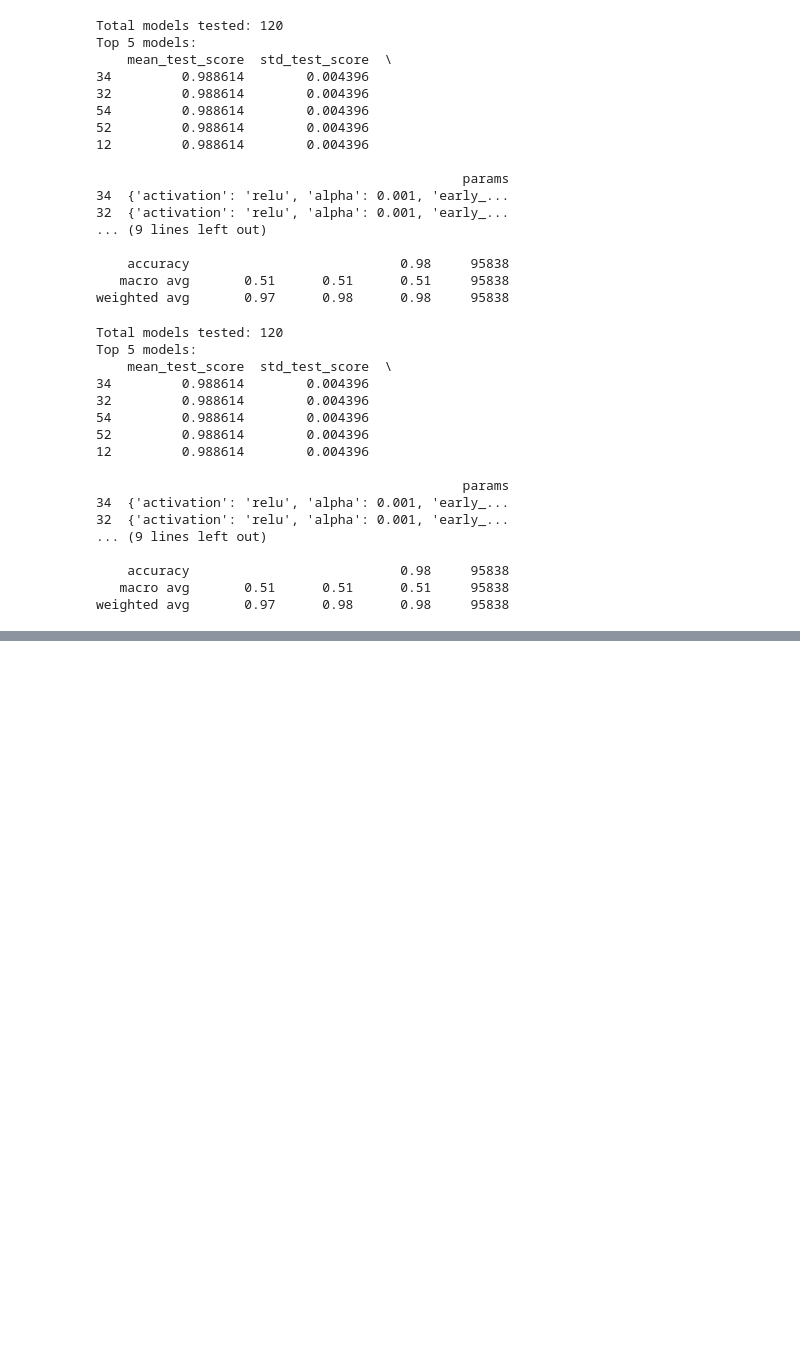
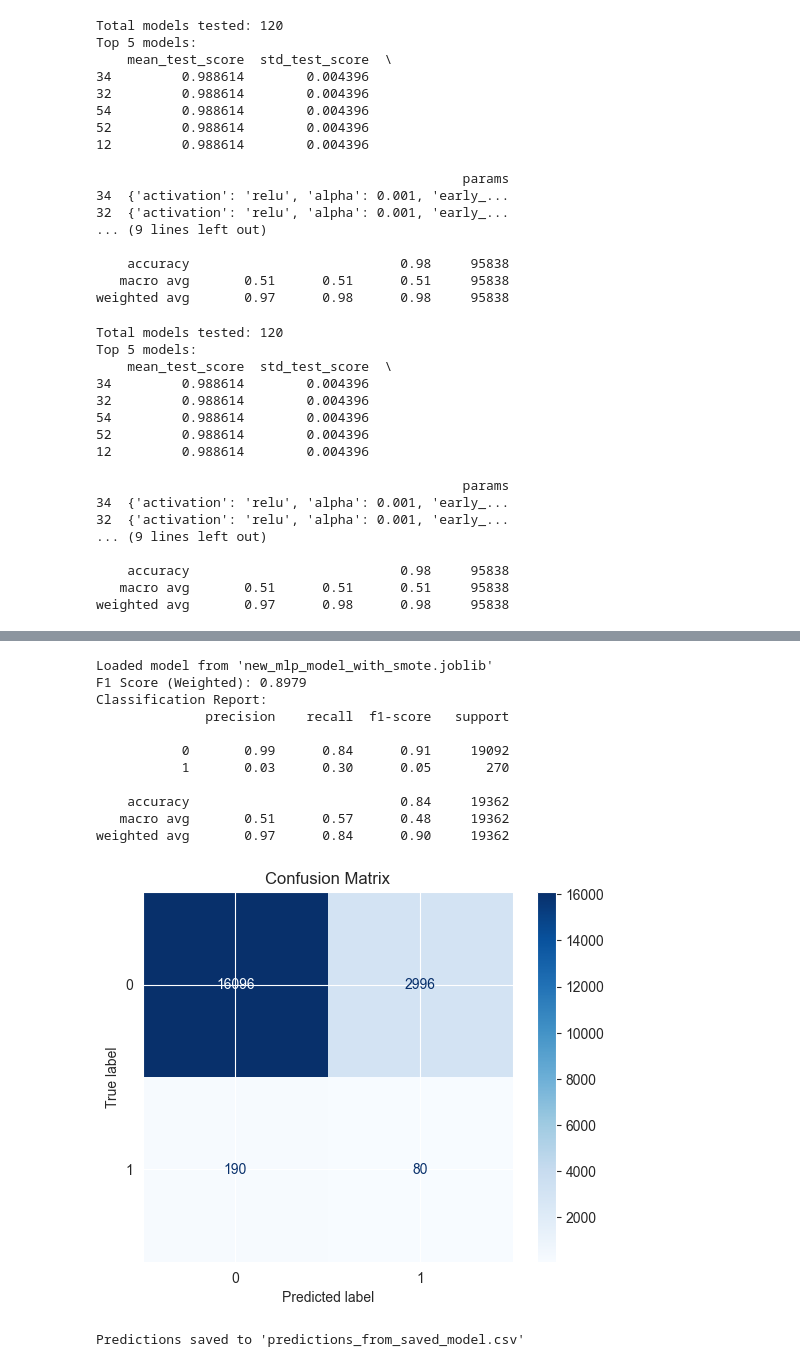
Before and after one commit to Userfrom1995/CreditCard_Predictions, a Jupyter notebook: mlp.ipynb, the cells around one changed output, grey strips where cells are left out. Cells and saved outputs as stored; diff of their text form; code cells hidden in the pictures; blank space fills up the shorter version.

Commit message:
Submission done
Final submission done with mlp and smote

```diff
--- a/mlp.ipynb
+++ b/mlp.ipynb
@@ -608,0 +663,52 @@ Predictions saved to 'new_mlp_model_predictions.csv'
+# %%
+import joblib
+from sklearn.metrics import classification_report, f1_score, confusion_matrix, ConfusionMatrixDisplay
+import matplotlib.pyplot as plt
+import pandas as pd
+from sklearn.preprocessing import StandardScaler
+
+# Load the saved model
+model_path = "new_mlp_model_with_smote.joblib"  # Change this to the correct path of your model
+mlp_model = joblib.load(model_path)
+print(f"Loaded model from '{model_path}'")
+
+# Standardize the features
+scaler = StandardScaler()
+X_test_scaled = scaler.fit_transform(X_test)  # Ensure the test data is standardized
+
+# Make predictions on the test data
+y_pred = mlp_model.predict(X_test_original)
+
+# Compute the F1 Score
+f1 = f1_score(y_test, y_pred, average="weighted")
+print(f"F1 Score (Weighted): {f1:.4f}")
+
+# Print the classification report
+print("Classification Report:")
+print(classification_report(y_test, y_pred))
+
+# Plot the confusion matrix
+cm = confusion_matrix(y_test, y_pred)
+disp = ConfusionMatrixDisplay(confusion_matrix=cm, display_labels=mlp_model.classes_)
+disp.plot(cmap=plt.cm.Blues)
+plt.title("Confusion Matrix")
+plt.show()
+
+# Optional: Save the predictions to a CSV file
+predictions = pd.DataFrame({"Actual": y_test, "Predicted": y_pred})
+predictions.to_csv("2_model.csv", index=False)
+print("Predictions saved to 'predictions_from_saved_model.csv'")
+# %% [output]
+Loaded model from 'new_mlp_model_with_smote.joblib'
+F1 Score (Weighted): 0.8979
+Classification Report:
+              precision    recall  f1-score   support
+
+           0       0.99      0.84      0.91     19092
+           1       0.03      0.30      0.05       270
+
+    accuracy                           0.84     19362
+   macro avg       0.51      0.57      0.48     19362
+weighted avg       0.97      0.84      0.90     19362
+[figure, added]
+Predictions saved to 'predictions_from_saved_model.csv'
```
Also changed, not shown: parts of 18 cells of this notebook, 5 other files.
